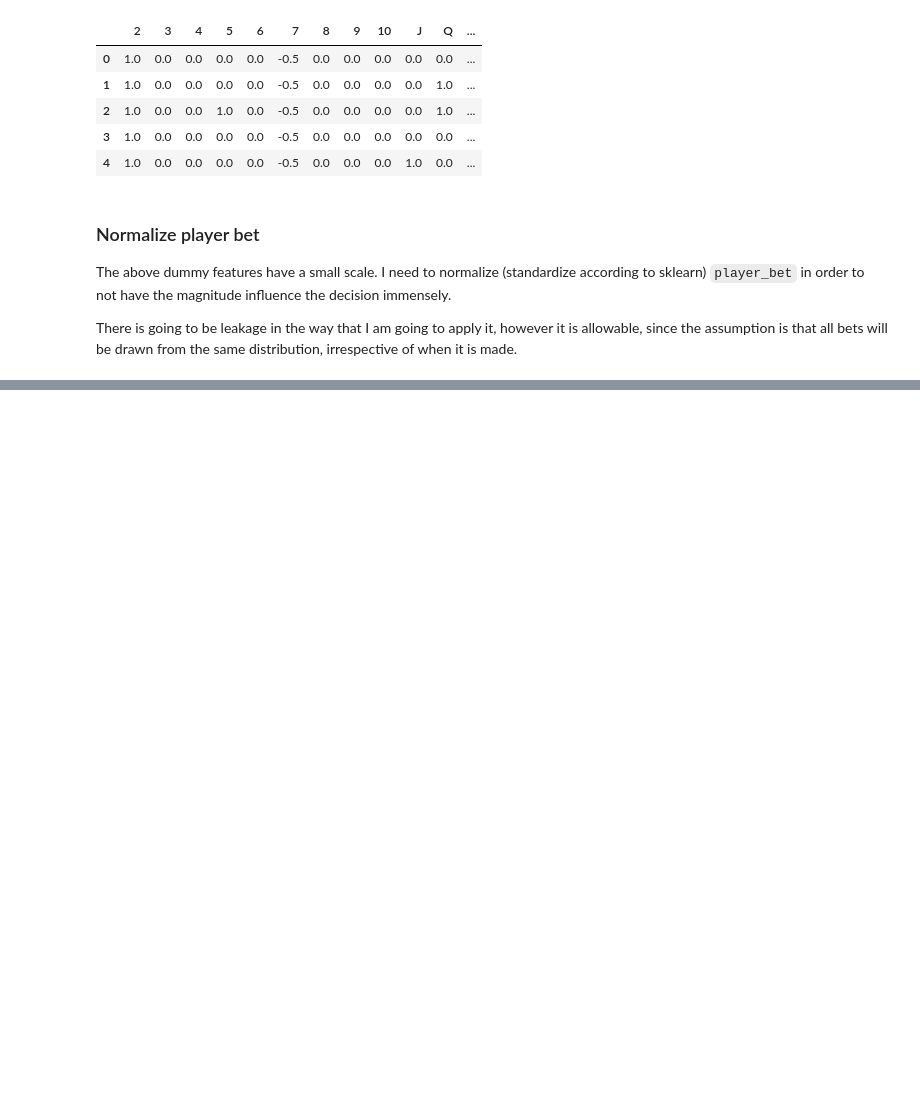
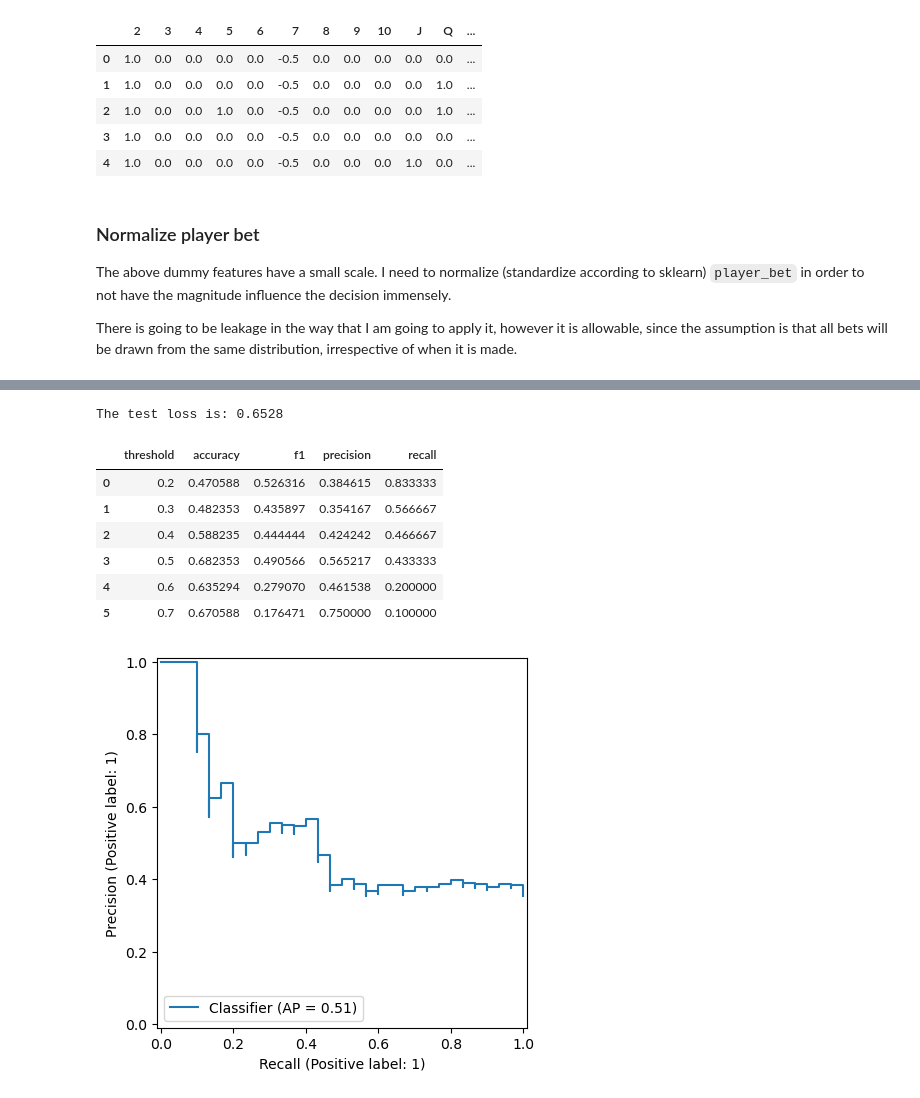
Before and after one commit to jcstrydom/black-jack, a Jupyter notebook: notebooks/classification_modeling.ipynb, the cells around one changed output, grey strips where cells are left out. Drawn from its saved outputs; the diff is of its cells as text; code cells hidden in the pictures; blank space fills up the shorter version.

Commit message:
added logistic regression write-up in classification notebook

```diff
--- a/notebooks/classification_modeling.ipynb
+++ b/notebooks/classification_modeling.ipynb
@@ -356,0 +391,6 @@ Since this is a game of chance, applying (1) probably makes more sense. However,
+# %%
+test_size = 0.4; rand_state = 42
+X_train, X_test, y_train, y_test = train_test_split(X_df, y_df, test_size=test_size, random_state=rand_state)
+
+print(f"{X_df.shape=}\n{y_df.shape=}\n Class imbalance= {np.sum(y_df)/(y_df.shape[0]):.3f}\n\n{X_train.shape=}\n{y_train.shape=}")
+print(f" Class imbalance= {np.sum(y_train)/(y_train.shape[0]):.3f}\n\n{X_test.shape=}\n{y_test.shape=}\n Class imbalance= {np.sum(y_test)/(y_test.shape[0]):.3f}")
@@ -356,0 +518,22 @@ Since this is a game of chance, applying (1) probably makes more sense. However,
+# %%
+def calculate_classification_metrics(y_true,y_pred):
+    tn, fp, fn, tp = confusion_matrix(y_true, y_pred).ravel()
+    precision = tp / (tp + fp)
+    recall = tp / (tp + fn)
+    accuracy = (tp+tn)/(tp+fp+fn+tn)
+    f1 = 2 * (precision * recall) / (precision + recall)
+    return {"accuracy":accuracy,"f1":f1,"precision":precision,"recall":recall}
+
+def create_performance_table(y_true,y_proba,thresholds):
+    stg_table = []
+    for th in thresholds:
+        y_preds = [1 if i > th else 0 for i in y_proba]
+        metrics_dict = calculate_classification_metrics(y_true,y_preds)
+        stg_table.append({"threshold":th,**metrics_dict})
+    perf_df = pd.DataFrame(stg_table)
+    return perf_df
+# %%
+from logisticRegression import LogisticRegression
+
+model = LogisticRegression()
+model.fit(X_train,y_train)
@@ -356,0 +551,22 @@ Since this is a game of chance, applying (1) probably makes more sense. However,
+# %%
+pred_probs = model.predict(X_test)
+
+loss = model.compute_loss(y=y_test.to_numpy(),y_hat=pred_probs)
+print(f"The test loss is: {loss:.4f}")
+# %% [output]
+The test loss is: 0.6528
+# %%
+performance_df = create_performance_table(y_test.to_numpy(),pred_probs,[0.2,0.3,0.4,0.5,0.6,0.7])
+display(performance_df)
+
+PrecisionRecallDisplay.from_predictions(y_test, pred_probs)
+plt.show()
+# %% [output]
+|  | threshold | accuracy | f1 | precision | recall |
+| 0 | 0.2 | 0.470588 | 0.526316 | 0.384615 | 0.833333 |
+| 1 | 0.3 | 0.482353 | 0.435897 | 0.354167 | 0.566667 |
+| 2 | 0.4 | 0.588235 | 0.444444 | 0.424242 | 0.466667 |
+| 3 | 0.5 | 0.682353 | 0.490566 | 0.565217 | 0.433333 |
+| 4 | 0.6 | 0.635294 | 0.279070 | 0.461538 | 0.200000 |
+| 5 | 0.7 | 0.670588 | 0.176471 | 0.750000 | 0.100000 |
+[figure, added]
```
Also changed, not shown: parts of 21 cells of this notebook.
